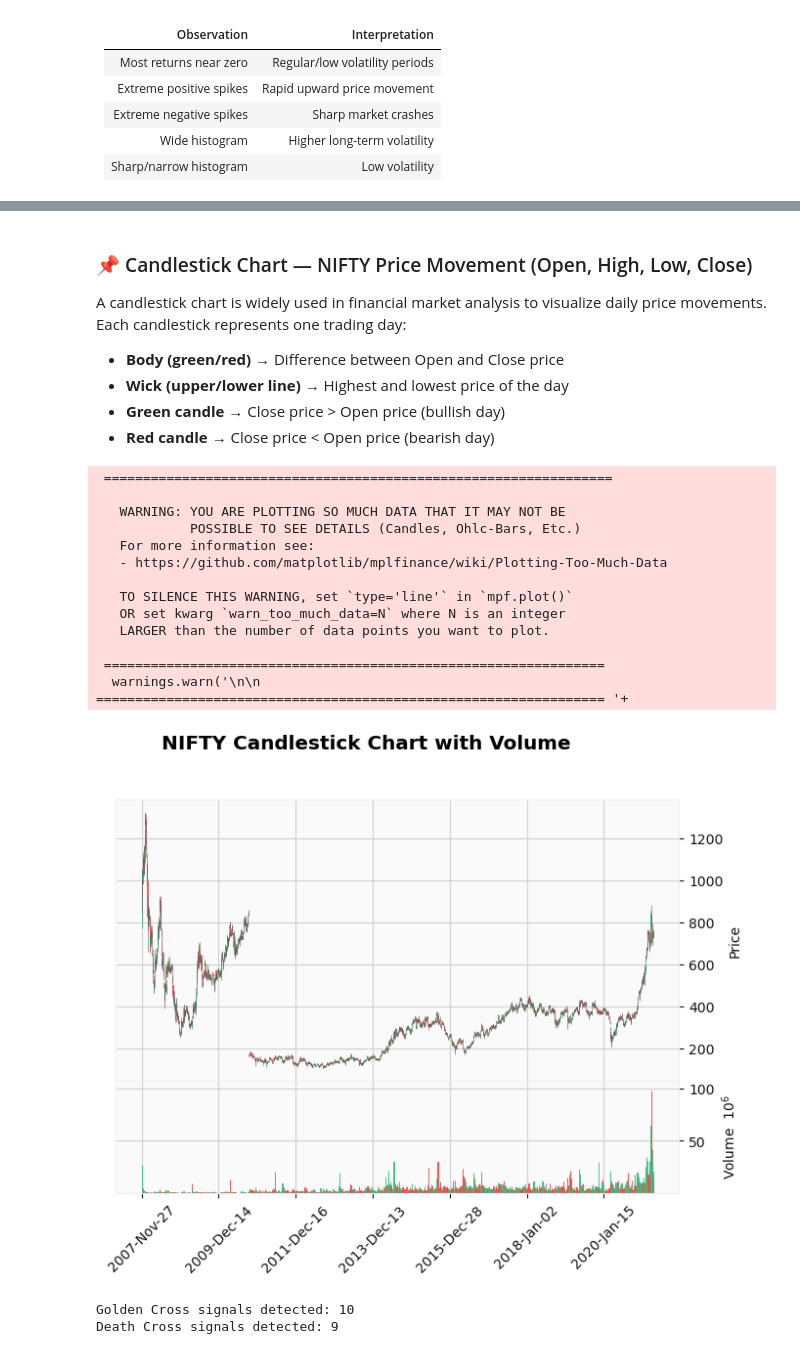
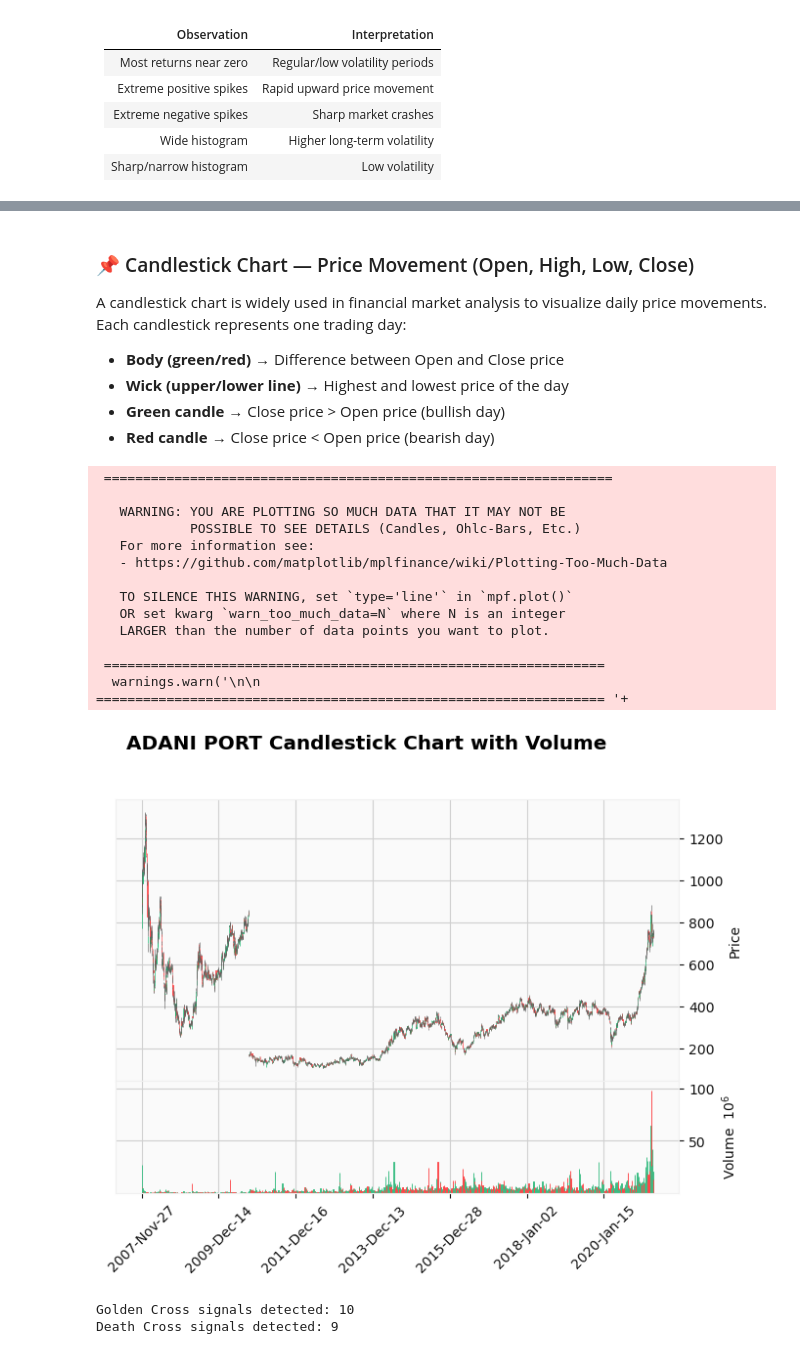
Before and after one commit to ishani-1910/AdaniPorts-Stock-Analysis, a Jupyter notebook: analysis/task_analysis.ipynb, the cells around one changed output, grey strips where cells are left out. Drawn from its saved outputs; the diff is of its cells as text; code cells hidden in the pictures.

```diff
--- a/analysis/task_analysis.ipynb
+++ b/analysis/task_analysis.ipynb
@@ -409,5 +407,5 @@ Successfully installed mplfinance-0.12.10b0
 # %% [markdown]
-### 📌 Candlestick Chart — NIFTY Price Movement (Open, High, Low, Close)
+### 📌 Candlestick Chart —  Price Movement (Open, High, Low, Close)
 
 A candlestick chart is widely used in financial market analysis to visualize daily price movements.
 Each candlestick represents one trading day:
@@ -419,34 +417,34 @@ Each candlestick represents one trading day:
 # %%
 import mplfinance as mpf
 
 # Ensure the Date column is the index
 df_candle = df.copy()
 df_candle.set_index('Date', inplace=True)
 
 # Required format for mplfinance
 df_candle = df_candle[['Open', 'High', 'Low', 'Close', 'Volume']]
 
 # Plot Candlestick Chart
 mpf.plot(df_candle,
          type='candle',
          volume=True,
          style='yahoo',
-         title='NIFTY Candlestick Chart with Volume')
+         title='ADANI PORT Candlestick Chart with Volume')
 # %% [output]
  =================================================================
 
    WARNING: YOU ARE PLOTTING SO MUCH DATA THAT IT MAY NOT BE
             POSSIBLE TO SEE DETAILS (Candles, Ohlc-Bars, Etc.)
    For more information see:
    - https://github.com/matplotlib/mplfinance/wiki/Plotting-Too-Much-Data
 
    TO SILENCE THIS WARNING, set `type='line'` in `mpf.plot()`
    OR set kwarg `warn_too_much_data=N` where N is an integer
    LARGER than the number of data points you want to plot.
 
  ================================================================
   warnings.warn('\n\n ================================================================= '+
-[figure, old version]
+[figure, new version]
 # %%
 df['MA50'] = df['Close'].rolling(window=50).mean()
 df['MA200'] = df['Close'].rolling(window=200).mean()
```
Also changed, not shown: parts of 11 cells of this notebook.
